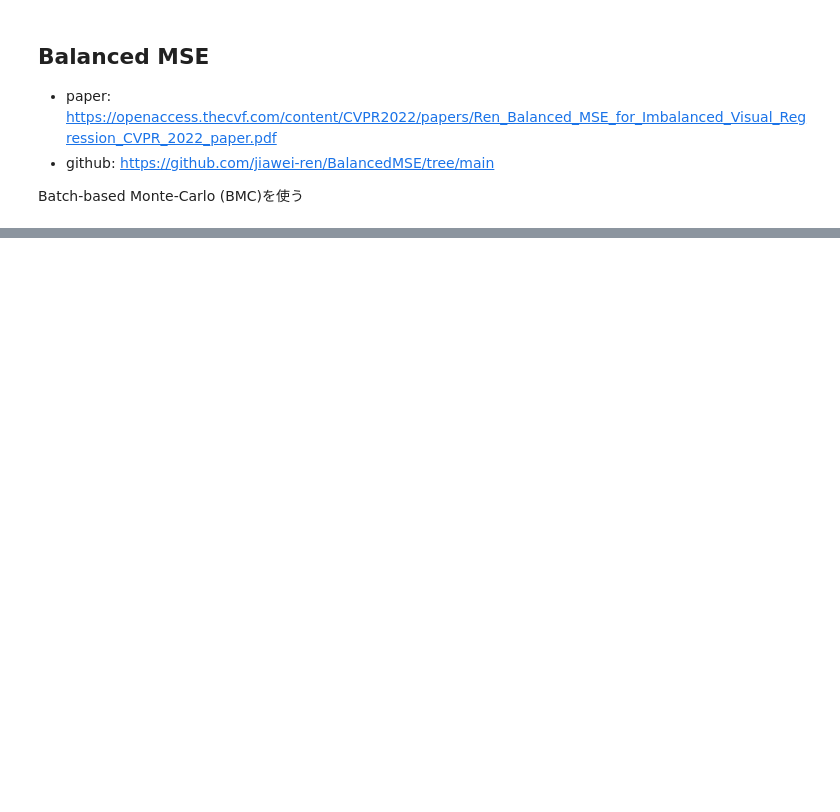
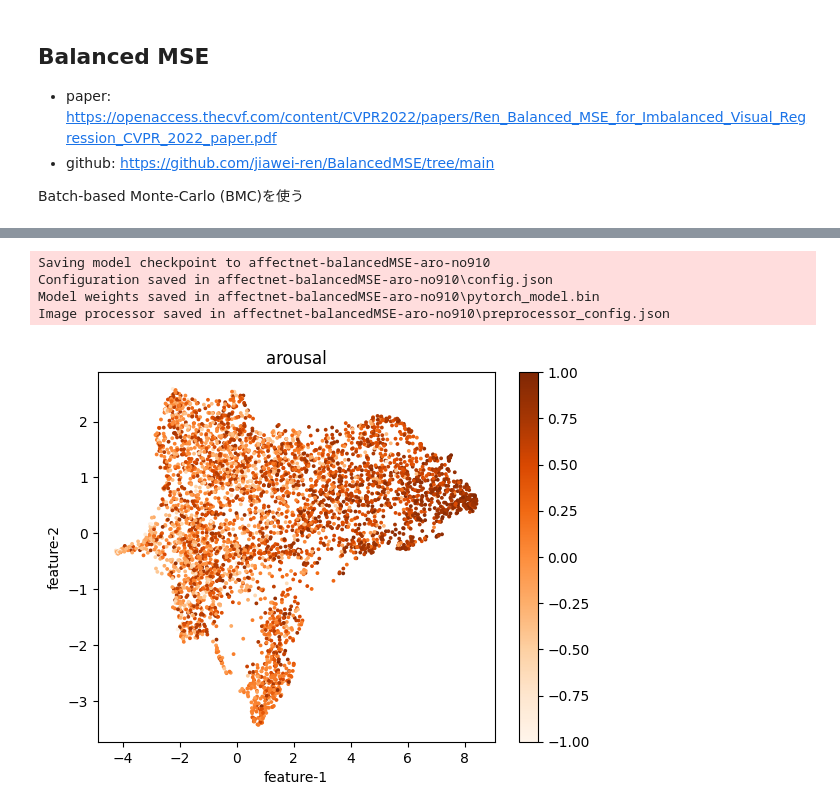
Before and after one commit to HoriiLabWork/lab-work, a Jupyter notebook: affectnet_vit_aro.ipynb, the cells around one changed output, grey strips where cells are left out. Drawn from its saved outputs; the diff is of its cells as text; code cells hidden in the pictures; blank space fills up the shorter version.

```diff
--- a/affectnet_vit_aro.ipynb
+++ b/affectnet_vit_aro.ipynb
@@ -258,7 +301,11 @@ trainer.train()
 # %%
 trainer.save_state()
 trainer.save_model()
-wandb.finish()
+# %% [output]
+Saving model checkpoint to affectnet-balancedMSE-aro-no910
+Configuration saved in affectnet-balancedMSE-aro-no910\config.json
+Model weights saved in affectnet-balancedMSE-aro-no910\pytorch_model.bin
+Image processor saved in affectnet-balancedMSE-aro-no910\preprocessor_config.json
 # %%
 from tqdm import tqdm
 
@@ -273,41 +320,39 @@ def CLE_tokens(model, tokenizer, dataset, device):
         labels.append(label)
     return torch.stack(tokens).squeeze(), torch.stack(labels)
 # %%
-from sklearn.manifold import TSNE
-from sklearn.decomposition import PCA
 from umap import UMAP
 
 import matplotlib.pyplot as plt
 import matplotlib.colors as colors
 import matplotlib.cm as cm
-import random
+import numpy as np
 
 def plot_tokens(tokens, targets, n_neighbors):
-    # tsne = TSNE(n_components=2)
-    # zs = tsne.fit_transform(tokens.numpy())
     umap = UMAP(n_neighbors=n_neighbors)
-    zs = umap.fit_transform(tokens.numpy())
-    ys = targets.numpy()
-    print(zs.shape)
-    print(ys.shape)
+    xy = np.array(umap.fit_transform(tokens.numpy()))
+    x = xy[:, 0]
+    y = xy[:, 1]
+    z = targets
     fig = plt.figure()
     ax = fig.add_subplot()
     ax.set_xlabel('feature-1')
     ax.set_ylabel('feature-2')
-
-    for x, y in zip(zs, ys):
-        mp = ax.scatter(x[0], x[1],
-                        alpha=1,
-                        c=y,
-                        cmap='Oranges',
-                        vmin=-1,
-                        vmax=1,
-                        s=3,)
+    ax.set_title('arousal')
+    mp = ax.scatter(x, y,
+                    alpha=1,
+                    c=z,
+                    cmap='Oranges',
+                    vmin=-1,
+                    vmax=1,
+                    s=3,)
     fig.colorbar(mp, ax=ax)
     plt.show()
+    return fig
 # %%
 tokens, targets = CLE_tokens(model,
                              feature_extractor,
                              val_dataset,
                              device)
-plot_tokens(tokens, targets.squeeze(), 30)
+fig = plot_tokens(tokens, targets.squeeze(), 30)
+# %% [output]
+[figure, added]
```
Also changed, not shown: parts of 12 cells of this notebook, 2 other files.
